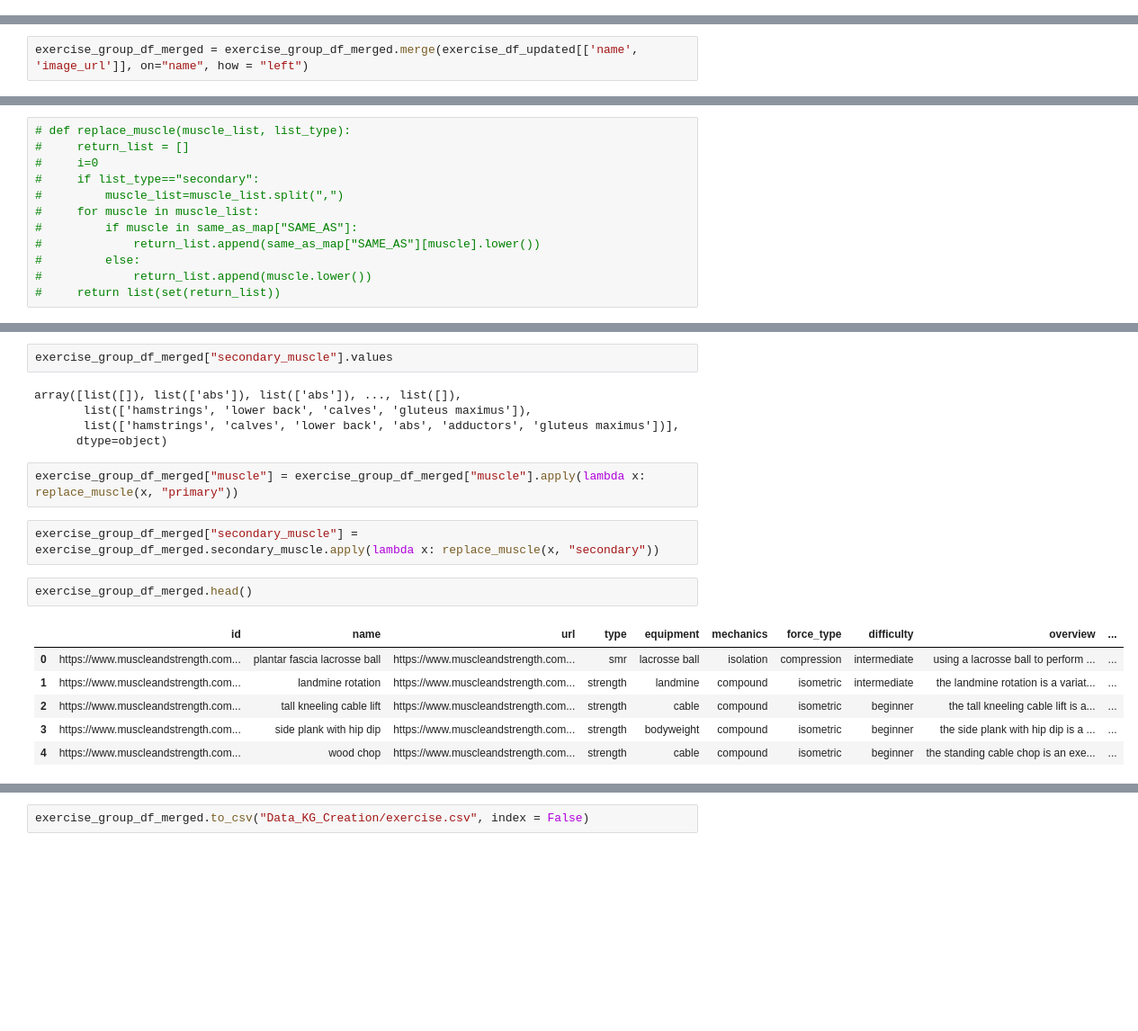
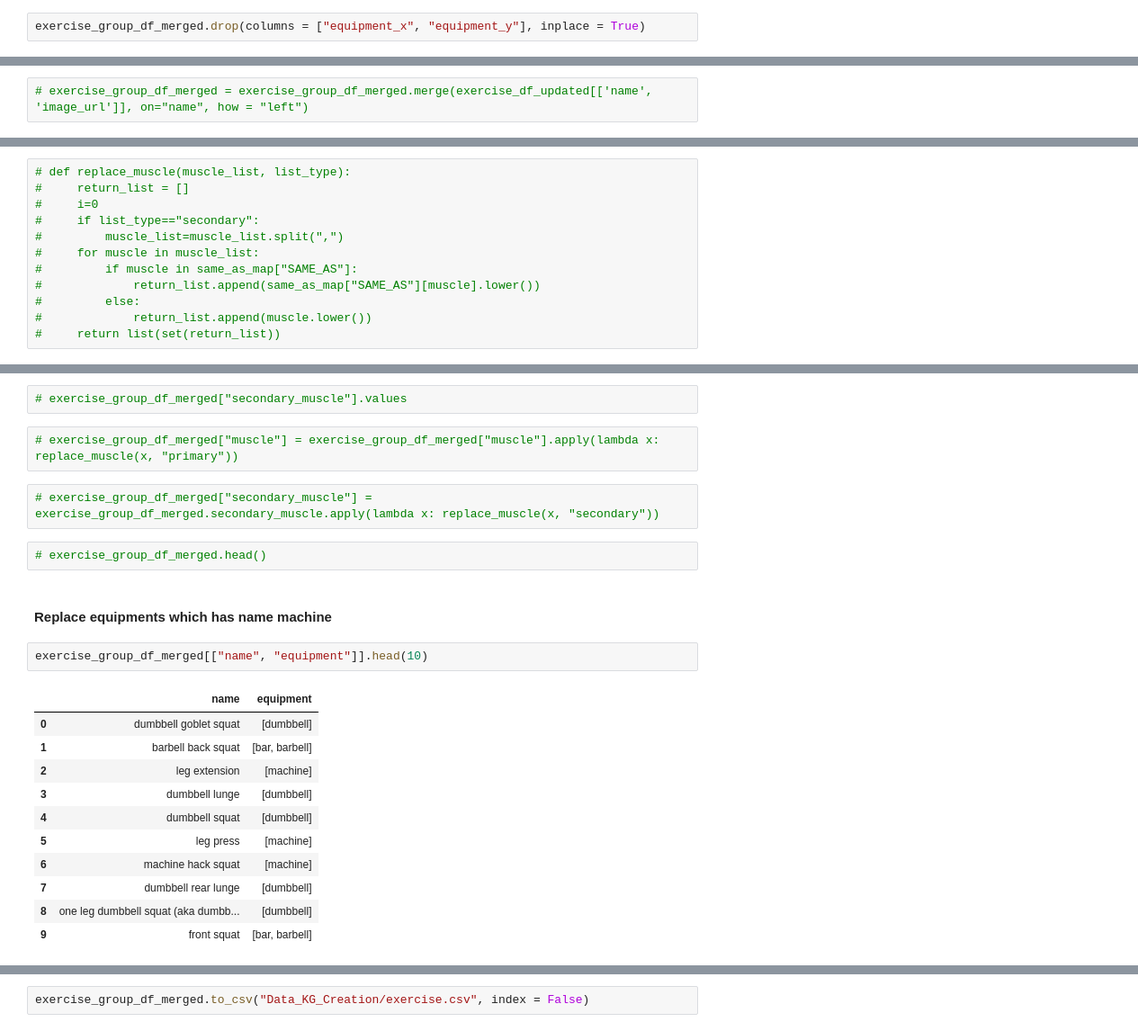
Before and after one commit to imdaredevil/fitness_kg, a Jupyter notebook: Entity Linking/Entity Linking.ipynb, the cells around one changed output, grey strips where cells are left out. Shown: that part at 90% size. Drawn from its saved outputs; the diff is of its cells as text; blank space fills up the shorter version.

```diff
--- a/Entity Linking/Entity Linking.ipynb
+++ b/Entity Linking/Entity Linking.ipynb
@@ -1348,3 +1695,5 @@ exercise_group_df_merged.shape
+# %%
+exercise_group_df_merged.drop(columns = ["equipment_x", "equipment_y"], inplace = True)
 # %% [markdown]
 ### Merge with exercise df to get imag url
 # %%
@@ -1366,2 +1706,2 @@ exercise_df_updated.loc[:, "name"] = exercise_df_updated.name.str.lower()
 # %%
-exercise_group_df_merged = exercise_group_df_merged.merge(exercise_df_updated[['name', 'image_url']], on="name", how = "left")
+# exercise_group_df_merged = exercise_group_df_merged.merge(exercise_df_updated[['name', 'image_url']], on="name", how = "left")
@@ -1426,20 +1747,24 @@ def replace_muscle(muscle_list, list_type):
 # %%
-exercise_group_df_merged["secondary_muscle"].values
+# exercise_group_df_merged["secondary_muscle"].values
-# %% [output]
-array([list([]), list(['abs']), list(['abs']), ..., list([]),
-       list(['hamstrings', 'lower back', 'calves', 'gluteus maximus']),
-       list(['hamstrings', 'calves', 'lower back', 'abs', 'adductors', 'gluteus maximus'])],
-      dtype=object)
 # %%
-exercise_group_df_merged["muscle"] = exercise_group_df_merged["muscle"].apply(lambda x: replace_muscle(x, "primary"))
+# exercise_group_df_merged["muscle"] = exercise_group_df_merged["muscle"].apply(lambda x: replace_muscle(x, "primary"))
 # %%
-exercise_group_df_merged["secondary_muscle"] = exercise_group_df_merged.secondary_muscle.apply(lambda x: replace_muscle(x, "secondary"))
+# exercise_group_df_merged["secondary_muscle"] = exercise_group_df_merged.secondary_muscle.apply(lambda x: replace_muscle(x, "secondary"))
+# %%
+# exercise_group_df_merged.head()
+# %% [markdown]
+#### Replace equipments which has name machine
 # %%
-exercise_group_df_merged.head()
+exercise_group_df_merged[["name", "equipment"]].head(10)
 # %% [output]
-|  | id | name | url | type | equipment | mechanics | force_type | difficulty | overview | ... |
-| 0 | https://www.muscleandstrength.com... | plantar fascia lacrosse ball | https://www.muscleandstrength.com... | smr | lacrosse ball | isolation | compression | intermediate | using a lacrosse ball to perform ... | ... |
-| 1 | https://www.muscleandstrength.com... | landmine rotation | https://www.muscleandstrength.com... | strength | landmine | compound | isometric | intermediate | the landmine rotation is a variat... | ... |
-| 2 | https://www.muscleandstrength.com... | tall kneeling cable lift | https://www.muscleandstrength.com... | strength | cable | compound | isometric | beginner | the tall kneeling cable lift is a... | ... |
-| 3 | https://www.muscleandstrength.com... | side plank with hip dip | https://www.muscleandstrength.com... | strength | bodyweight | compound | isometric | beginner | the side plank with hip dip is a ... | ... |
-| 4 | https://www.muscleandstrength.com... | wood chop | https://www.muscleandstrength.com... | strength | cable | compound | isometric | beginner | the standing cable chop is an exe... | ... |
+|  | name | equipment |
+| 0 | dumbbell goblet squat | [dumbbell] |
+| 1 | barbell back squat | [bar, barbell] |
+| 2 | leg extension | [machine] |
+| 3 | dumbbell lunge | [dumbbell] |
+| 4 | dumbbell squat | [dumbbell] |
+| 5 | leg press | [machine] |
+| 6 | machine hack squat | [machine] |
+| 7 | dumbbell rear lunge | [dumbbell] |
+| 8 | one leg dumbbell squat (aka dumbb... | [dumbbell] |
+| 9 | front squat | [bar, barbell] |
```
Also changed, not shown: parts of 289 cells of this notebook, 14 other files.
